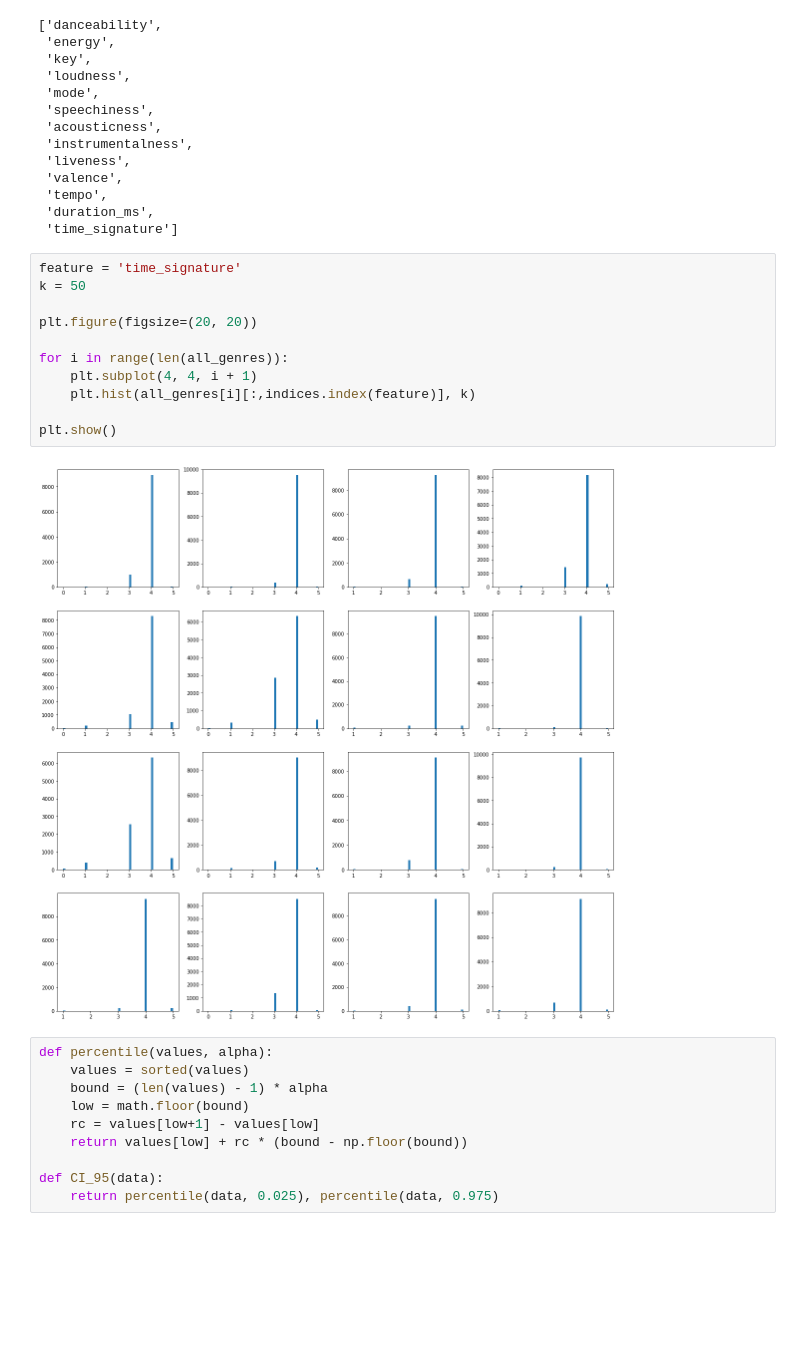
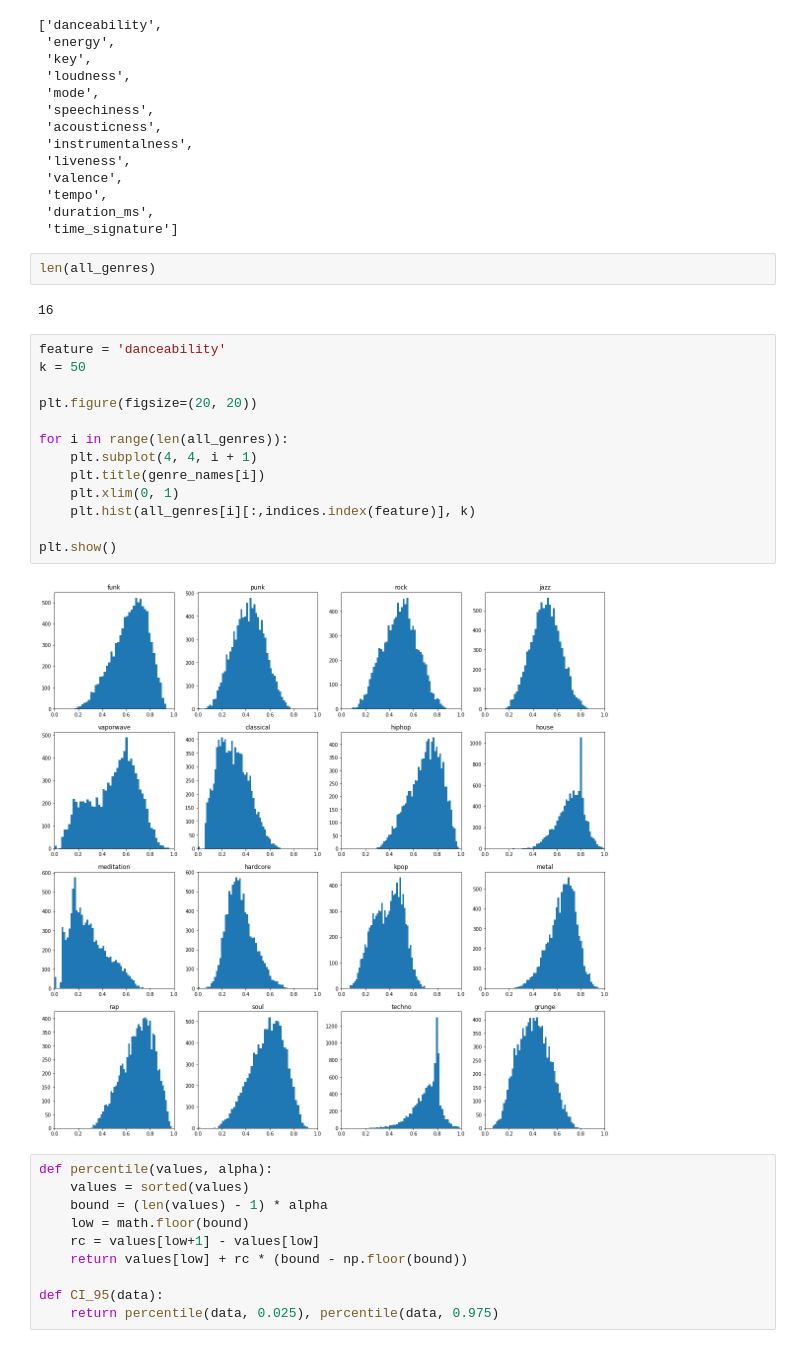
Before and after one commit to P1eter/SpotifyDataAnalysis, a Jupyter notebook: CI_features_comparing.ipynb, the cells around one changed output. Cells and saved outputs as stored; diff of their text form; blank space fills up the shorter version.

```diff
--- a/CI_features_comparing.ipynb
+++ b/CI_features_comparing.ipynb
@@ -80,19 +80,25 @@ indices
  'tempo',
  'duration_ms',
  'time_signature']
+# %%
+len(all_genres)
+# %% [output]
+16
 # %%
-feature = 'time_signature'
+feature = 'danceability'
 k = 50
 
 plt.figure(figsize=(20, 20))
 
 for i in range(len(all_genres)):
     plt.subplot(4, 4, i + 1)
+    plt.title(genre_names[i])
+    plt.xlim(0, 1)
     plt.hist(all_genres[i][:,indices.index(feature)], k)
 
 plt.show()
 # %% [output]
-[figure, old version]
+[figure, new version]
 # %%
 def percentile(values, alpha):
     values = sorted(values)
```
Also changed, not shown: parts of 2 cells of this notebook.
